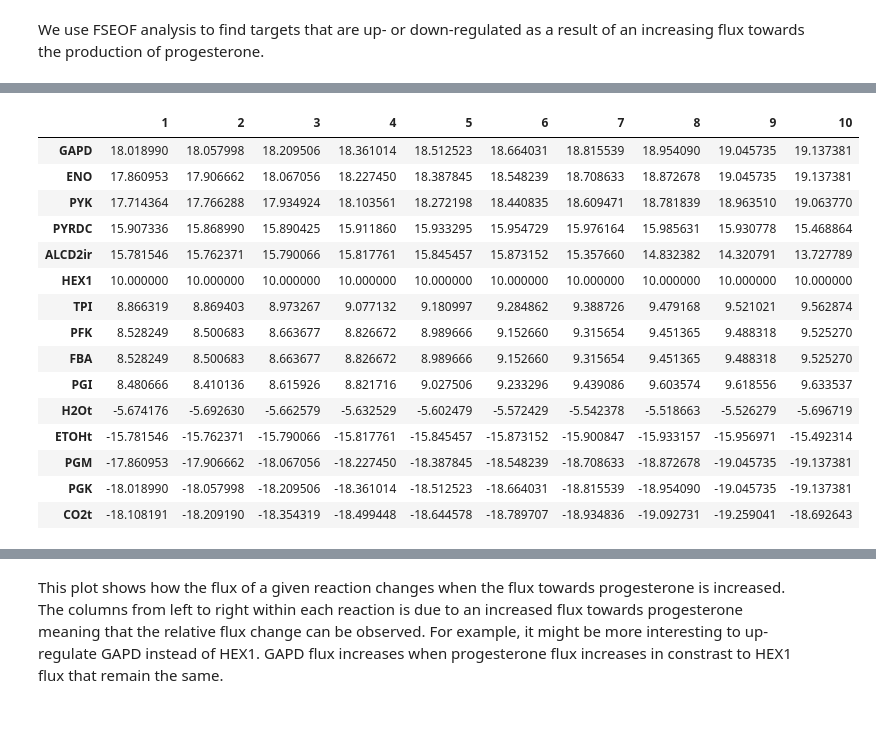
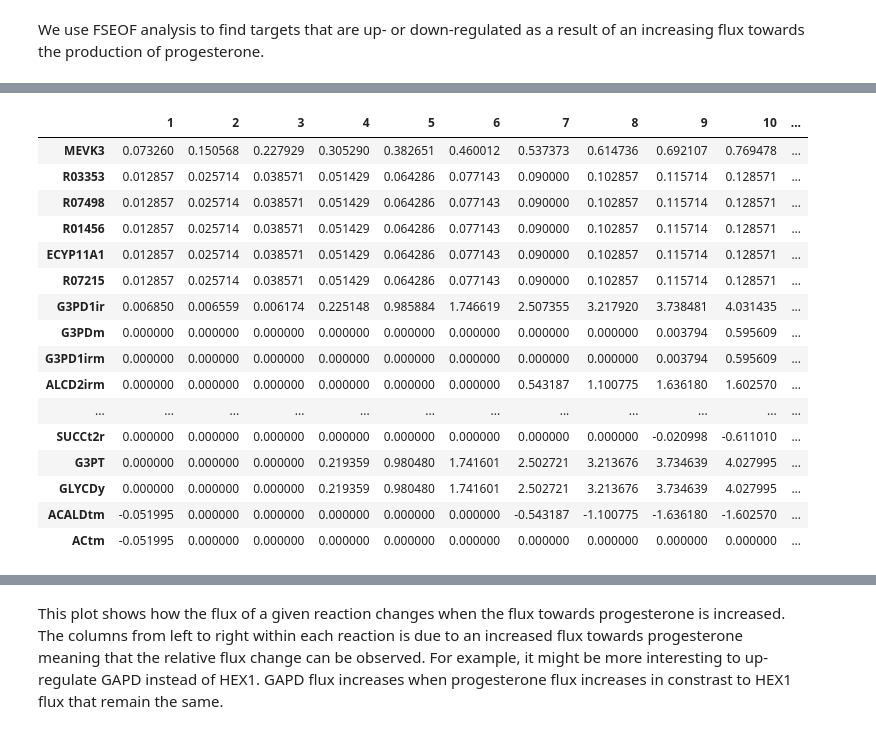
Before and after one commit to 27410/27410-group-assigment-group_3, a Jupyter notebook: 05_knockout_analysis.ipynb, the cells around one changed output, grey strips where cells are left out. Drawn from its saved outputs; the diff is of its cells as text; code cells hidden in the pictures.

```diff
--- a/05_knockout_analysis.ipynb
+++ b/05_knockout_analysis.ipynb
@@ -316,24 +317,24 @@ plt.show()
 # %%
-# Reactions where there is a significant flux change
-df = df.sort_values([1], ascending = False) # sorting the dataframe
-lmt = 3
-significant_flux_change = ((df > lmt) | (df < -lmt)).all(axis=1)
-df = df.loc[significant_flux_change] # removing reactions from dataframe
-df
+# relative flux change
+df = df.sort_values([1], ascending = False)
+df['relative_change_in_flux'] = (df[10]-df[1])/df[10]
+target_reactions_df = df[df['relative_change_in_flux'] > 0.9]
+target_reactions_df
 # %% [output]
-|  | 1 | 2 | 3 | 4 | 5 | 6 | 7 | 8 | 9 | 10 |
-| GAPD | 18.018990 | 18.057998 | 18.209506 | 18.361014 | 18.512523 | 18.664031 | 18.815539 | 18.954090 | 19.045735 | 19.137381 |
-| ENO | 17.860953 | 17.906662 | 18.067056 | 18.227450 | 18.387845 | 18.548239 | 18.708633 | 18.872678 | 19.045735 | 19.137381 |
-| PYK | 17.714364 | 17.766288 | 17.934924 | 18.103561 | 18.272198 | 18.440835 | 18.609471 | 18.781839 | 18.963510 | 19.063770 |
-| PYRDC | 15.907336 | 15.868990 | 15.890425 | 15.911860 | 15.933295 | 15.954729 | 15.976164 | 15.985631 | 15.930778 | 15.468864 |
-| ALCD2ir | 15.781546 | 15.762371 | 15.790066 | 15.817761 | 15.845457 | 15.873152 | 15.357660 | 14.832382 | 14.320791 | 13.727789 |
-| HEX1 | 10.000000 | 10.000000 | 10.000000 | 10.000000 | 10.000000 | 10.000000 | 10.000000 | 10.000000 | 10.000000 | 10.000000 |
-| TPI | 8.866319 | 8.869403 | 8.973267 | 9.077132 | 9.180997 | 9.284862 | 9.388726 | 9.479168 | 9.521021 | 9.562874 |
-| PFK | 8.528249 | 8.500683 | 8.663677 | 8.826672 | 8.989666 | 9.152660 | 9.315654 | 9.451365 | 9.488318 | 9.525270 |
-| FBA | 8.528249 | 8.500683 | 8.663677 | 8.826672 | 8.989666 | 9.152660 | 9.315654 | 9.451365 | 9.488318 | 9.525270 |
-| PGI | 8.480666 | 8.410136 | 8.615926 | 8.821716 | 9.027506 | 9.233296 | 9.439086 | 9.603574 | 9.618556 | 9.633537 |
-| H2Ot | -5.674176 | -5.692630 | -5.662579 | -5.632529 | -5.602479 | -5.572429 | -5.542378 | -5.518663 | -5.526279 | -5.696719 |
-| ETOHt | -15.781546 | -15.762371 | -15.790066 | -15.817761 | -15.845457 | -15.873152 | -15.900847 | -15.933157 | -15.956971 | -15.492314 |
-| PGM | -17.860953 | -17.906662 | -18.067056 | -18.227450 | -18.387845 | -18.548239 | -18.708633 | -18.872678 | -19.045735 | -19.137381 |
-| PGK | -18.018990 | -18.057998 | -18.209506 | -18.361014 | -18.512523 | -18.664031 | -18.815539 | -18.954090 | -19.045735 | -19.137381 |
-| CO2t | -18.108191 | -18.209190 | -18.354319 | -18.499448 | -18.644578 | -18.789707 | -18.934836 | -19.092731 | -19.259041 | -18.692643 |
+|  | 1 | 2 | 3 | 4 | 5 | 6 | 7 | 8 | 9 | 10 | ... |
+| MEVK3 | 0.073260 | 0.150568 | 0.227929 | 0.305290 | 0.382651 | 0.460012 | 0.537373 | 0.614736 | 0.692107 | 0.769478 | ... |
+| R03353 | 0.012857 | 0.025714 | 0.038571 | 0.051429 | 0.064286 | 0.077143 | 0.090000 | 0.102857 | 0.115714 | 0.128571 | ... |
+| R07498 | 0.012857 | 0.025714 | 0.038571 | 0.051429 | 0.064286 | 0.077143 | 0.090000 | 0.102857 | 0.115714 | 0.128571 | ... |
+| R01456 | 0.012857 | 0.025714 | 0.038571 | 0.051429 | 0.064286 | 0.077143 | 0.090000 | 0.102857 | 0.115714 | 0.128571 | ... |
+| ECYP11A1 | 0.012857 | 0.025714 | 0.038571 | 0.051429 | 0.064286 | 0.077143 | 0.090000 | 0.102857 | 0.115714 | 0.128571 | ... |
+| R07215 | 0.012857 | 0.025714 | 0.038571 | 0.051429 | 0.064286 | 0.077143 | 0.090000 | 0.102857 | 0.115714 | 0.128571 | ... |
+| G3PD1ir | 0.006850 | 0.006559 | 0.006174 | 0.225148 | 0.985884 | 1.746619 | 2.507355 | 3.217920 | 3.738481 | 4.031435 | ... |
+| G3PDm | 0.000000 | 0.000000 | 0.000000 | 0.000000 | 0.000000 | 0.000000 | 0.000000 | 0.000000 | 0.003794 | 0.595609 | ... |
+| G3PD1irm | 0.000000 | 0.000000 | 0.000000 | 0.000000 | 0.000000 | 0.000000 | 0.000000 | 0.000000 | 0.003794 | 0.595609 | ... |
+| ALCD2irm | 0.000000 | 0.000000 | 0.000000 | 0.000000 | 0.000000 | 0.000000 | 0.543187 | 1.100775 | 1.636180 | 1.602570 | ... |
+| ... | ... | ... | ... | ... | ... | ... | ... | ... | ... | ... | ... |
+| SUCCt2r | 0.000000 | 0.000000 | 0.000000 | 0.000000 | 0.000000 | 0.000000 | 0.000000 | 0.000000 | -0.020998 | -0.611010 | ... |
+| G3PT | 0.000000 | 0.000000 | 0.000000 | 0.219359 | 0.980480 | 1.741601 | 2.502721 | 3.213676 | 3.734639 | 4.027995 | ... |
+| GLYCDy | 0.000000 | 0.000000 | 0.000000 | 0.219359 | 0.980480 | 1.741601 | 2.502721 | 3.213676 | 3.734639 | 4.027995 | ... |
+| ACALDtm | -0.051995 | 0.000000 | 0.000000 | 0.000000 | 0.000000 | 0.000000 | -0.543187 | -1.100775 | -1.636180 | -1.602570 | ... |
+| ACtm | -0.051995 | 0.000000 | 0.000000 | 0.000000 | 0.000000 | 0.000000 | 0.000000 | 0.000000 | 0.000000 | 0.000000 | ... |
```
Also changed, not shown: parts of 7 cells of this notebook, 1 other file.
